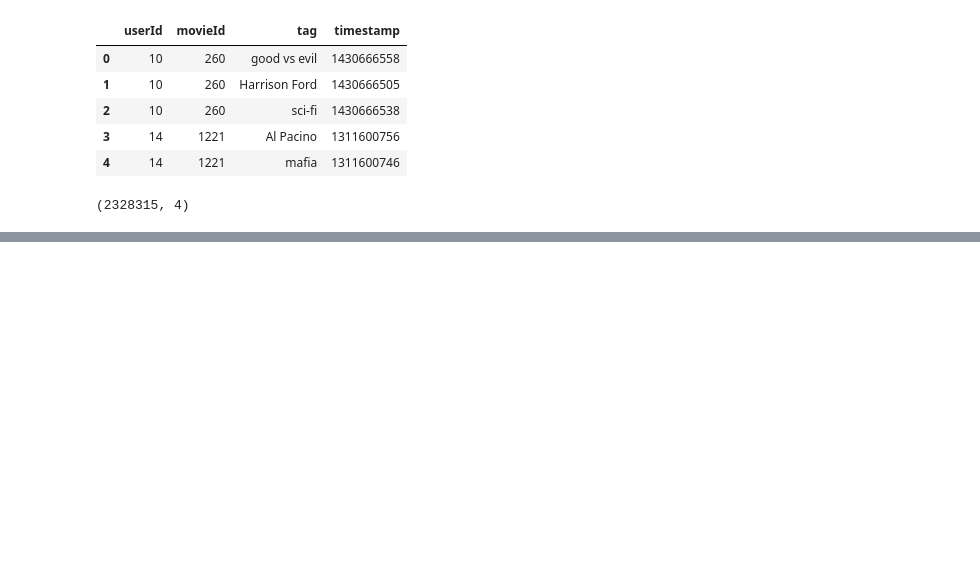
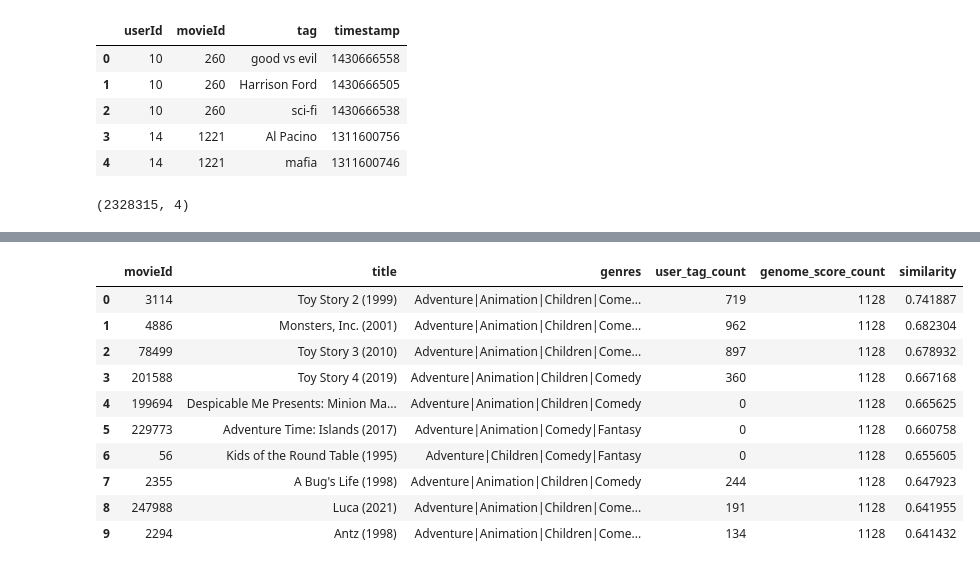
Before and after one commit to VidishBajpai/Movie-Recommender, a Jupyter notebook: notebooks/genre_&_genomeTag_based_filtering.ipynb, the cells around one changed output, grey strips where cells are left out. Saved outputs shown, nothing was run; the diff lists cells and outputs as text; code cells hidden in the pictures; blank space fills up the shorter version.

Commit message:
added genre + tag based filtering

```diff
--- a/notebooks/genre_&_genomeTag_based_filtering.ipynb
+++ b/notebooks/genre_&_genomeTag_based_filtering.ipynb
@@ -28,3 +28,6 @@ tags.head()
 tags.shape
 # %% [output]
 (2328315, 4)
+# %%
+genre = pd.read_csv("../datasets/movies.csv")
+genre.head()
@@ -30,0 +219,15 @@ tags.shape
+# %%
+import numpy as np
+from scipy.sparse import csr_matrix
+from sklearn.preprocessing import MultiLabelBinarizer, normalize
+
+catalog_movie_ids = movie_catalog["movieId"].to_numpy(dtype="int64")
+genre_labels = genre.set_index("movieId").loc[catalog_movie_ids, "genres"]
+genre_lists = genre_labels.str.split("|", regex=False).tolist()
+
+genre_encoder = MultiLabelBinarizer(sparse_output=True)
+genre_matrix = genre_encoder.fit_transform(genre_lists).astype(np.float32).tocsr()
+genre_matrix = normalize(genre_matrix, norm="l2", copy=False).tocsr()
+genre_feature_names = genre_encoder.classes_
+
+print(f"Genre matrix: {genre_matrix.shape[0]:,} movies x {genre_matrix.shape[1]} genres")
@@ -30,0 +597,45 @@ tags.shape
+# %%
+from sklearn.neighbors import NearestNeighbors
+
+movie_neighbors = NearestNeighbors(metric="cosine", algorithm="brute", n_jobs=-1)
+movie_neighbors.fit(combined_matrix)
+
+def recommend_similar_movies(title, n_recommendations=10, feature_matrix=combined_matrix):
+    """Return nearest catalog movies for a user-entered title, excluding the query."""
+    if n_recommendations < 1:
+        raise ValueError("n_recommendations must be at least 1.")
+
+    query_position = resolve_movie_title(title)
+    model = movie_neighbors if feature_matrix is combined_matrix else NearestNeighbors(
+        metric="cosine", algorithm="brute", n_jobs=-1
+    ).fit(feature_matrix)
+    neighbor_count = min(n_recommendations + 1, len(movie_catalog))
+    distances, indices = model.kneighbors(
+        feature_matrix[query_position], n_neighbors=neighbor_count
+    )
+
+    recommendations = [
+        (int(index), float(1 - distance))
+        for index, distance in zip(indices[0], distances[0])
+        if index != query_position
+    ][:n_recommendations]
+    result = movie_catalog.iloc[[index for index, _ in recommendations]][
+        ["movieId", "title", "genres", "user_tag_count", "genome_score_count"]
+    ].copy()
+    result["title"] = [display_movie_title(index) for index, _ in recommendations]
+    result["similarity"] = [score for _, score in recommendations]
+    return result.reset_index(drop=True)
+
+recommend_similar_movies("Toy Story (1995)", n_recommendations=10)
+# %% [output]
+|  | movieId | title | genres | user_tag_count | genome_score_count | similarity |
+| 0 | 3114 | Toy Story 2 (1999) | Adventure|Animation|Children|Come... | 719 | 1128 | 0.741887 |
+| 1 | 4886 | Monsters, Inc. (2001) | Adventure|Animation|Children|Come... | 962 | 1128 | 0.682304 |
+| 2 | 78499 | Toy Story 3 (2010) | Adventure|Animation|Children|Come... | 897 | 1128 | 0.678932 |
+| 3 | 201588 | Toy Story 4 (2019) | Adventure|Animation|Children|Comedy | 360 | 1128 | 0.667168 |
+| 4 | 199694 | Despicable Me Presents: Minion Ma... | Adventure|Animation|Children|Comedy | 0 | 1128 | 0.665625 |
+| 5 | 229773 | Adventure Time: Islands (2017) | Adventure|Animation|Comedy|Fantasy | 0 | 1128 | 0.660758 |
+| 6 | 56 | Kids of the Round Table (1995) | Adventure|Children|Comedy|Fantasy | 0 | 1128 | 0.655605 |
+| 7 | 2355 | A Bug's Life (1998) | Adventure|Animation|Children|Comedy | 244 | 1128 | 0.647923 |
+| 8 | 247988 | Luca (2021) | Adventure|Animation|Children|Come... | 191 | 1128 | 0.641955 |
+| 9 | 2294 | Antz (1998) | Adventure|Animation|Children|Come... | 134 | 1128 | 0.641432 |
```
Also changed, not shown: parts of 27 cells of this notebook.
